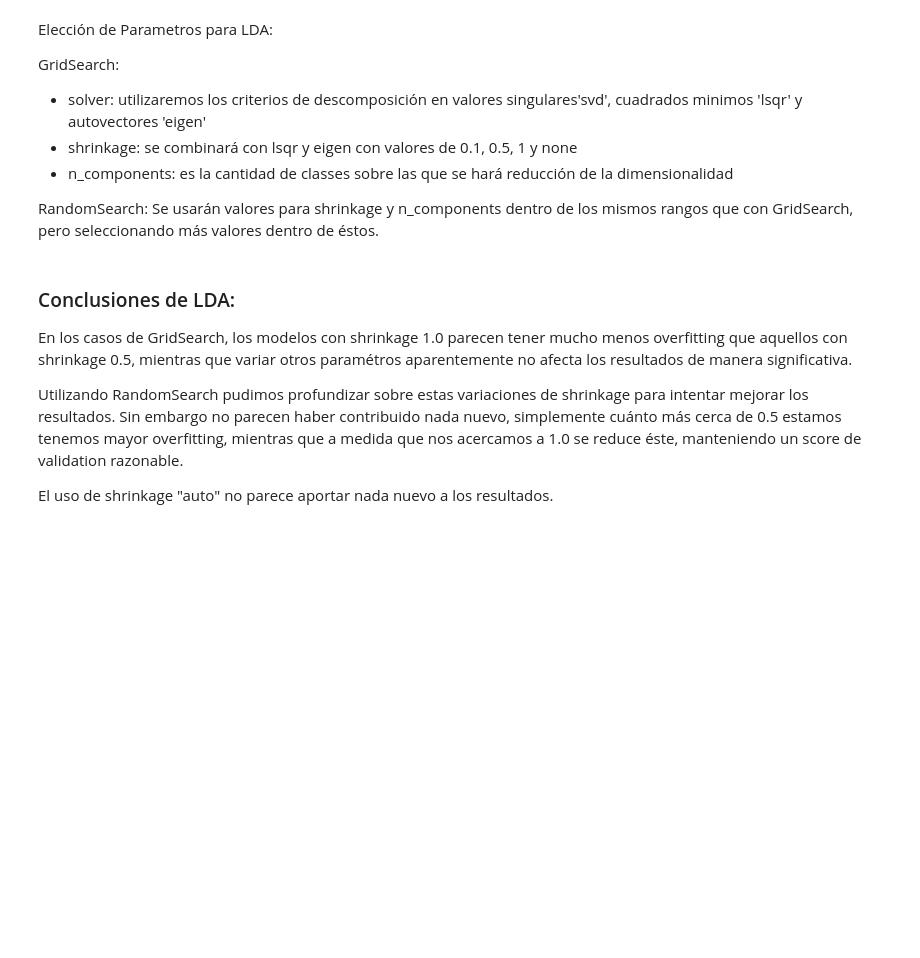
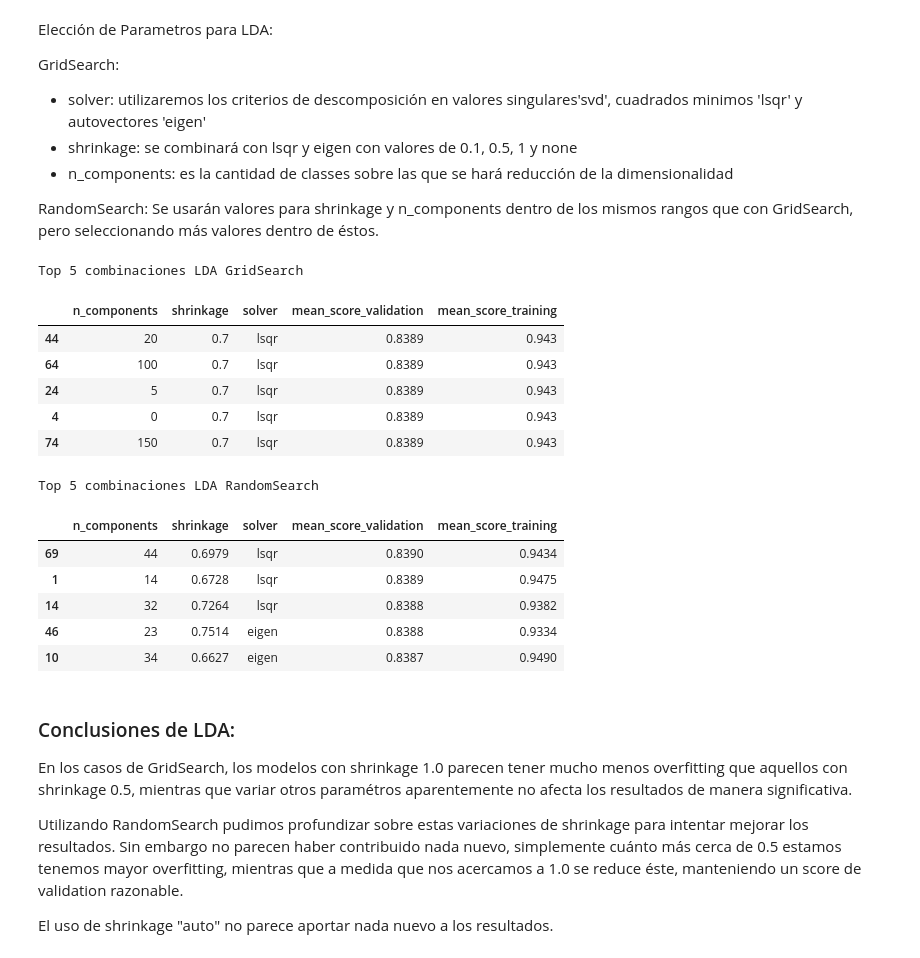
Before and after one commit to cosa65/aprendizajeAutomatico, a Jupyter notebook: TP1/TP1.ipynb, the cells around one changed output. Drawn from its saved outputs; the diff is of its cells as text; code cells hidden in the pictures; blank space fills up the shorter version.

```diff
--- a/TP1/TP1.ipynb
+++ b/TP1/TP1.ipynb
@@ -721,40 +711,54 @@ En este punto evaluaremos tanto los hiperparámetros elegidos como las conclusio
 
 ----
 # %%
-def top_resultados(grid, method, top=25):
-    print("Top {} combinaciones para ".format(top) + method)
+import collections
+
+def top_resultados(grid, method, top=5):
+    print( " ")
+    print( " ")
+    ## Si quieren, pueden utilizar esta función para imprimir las mejores combinaciones de su grid
+    print("Top {} combinaciones".format(top) + " " + method)
     df = pd.DataFrame(grid.cv_results_["params"])
     df["mean_score_validation"] = grid.cv_results_["mean_test_score"]
     df["mean_score_training"] = grid.cv_results_["mean_train_score"]
+    display(df.sort_values(by="mean_score_validation", ascending=False).head(top))
+    print( " ")
+
+
+#def top_resultados(grid, method, top=25):
+#    print("Top {} combinaciones para ".format(top) + method)
+#    df = pd.DataFrame(grid.cv_results_["params"])
+#    df["mean_score_validation"] = grid.cv_results_["mean_test_score"]
+#    df["mean_score_training"] = grid.cv_results_["mean_train_score"]
 
     # Este sorting score se considero una mejor opción comparado con buscar el mayor mean_score_validation
     # porque de esta manera cobra algo de influencia la posibilidad de que el modelo elegido
     # presente overfitting, dándole algo de peso a la cercanía entre su validation y training score
-    sorting_score = df['mean_score_validation'] - (df['mean_score_validation'] - df['mean_score_training'])**2
+#    sorting_score = df['mean_score_validation'] - (df['mean_score_validation'] - df['mean_score_training'])**2
 
-    df = df \
-        .assign(sorting_score = sorting_score) \
-        .sort_values('sorting_score', ascending=False) \
-        .drop('sorting_score', axis=1)
+#    df = df \
+#        .assign(sorting_score = sorting_score) \
+#        .sort_values('sorting_score', ascending=False) \
+#        .drop('sorting_score', axis=1)
 
-    pd.options.display.max_rows = 50
-    display(df.head(top))
-    print('\n\n\n')
+#    pd.options.display.max_rows = 50
+#    display(df.head(top))
+#    print('\n\n\n')
 
 ########################################################
 ## AQUI VA SU CODIGO
 ## Objetivo: comparar y explorar distintas combinaciones de parámetros para los algoritmos importados arriba
 
-iteraciones = 50
+iteraciones = 70
 
 def doSearch(searchType, clasiffier, parameters):
     if searchType == 'grid':
-        gridSearch = GridSearchCV(clasiffier, parameters, cv=5, scoring=make_scorer(roc_auc_score), return_train_score=True)
+        gridSearch = GridSearchCV(clasiffier, parameters, cv=5, scoring="roc_auc", return_train_score=True)
         gridSearch.fit(X_dev_np, y_dev_np)
         return gridSearch
 
     if searchType == 'random':
-        randomSearch = RandomizedSearchCV(clasiffier, param_distributions=parameters, n_iter=iteraciones, cv=5, scoring=make_scorer(roc_auc_score), refit=True)
+        randomSearch = RandomizedSearchCV(clasiffier, param_distributions=parameters, n_iter=iteraciones, cv=5, scoring="roc_auc", refit=True)
         randomSearch.fit(X_dev_np, y_dev_np)
         return randomSearch
 
@@ -876,16 +910,30 @@ GridSearch:
 RandomSearch:
 Se usarán valores para shrinkage y n_components dentro de los mismos rangos que con GridSearch, pero seleccionando más valores dentro de éstos.
 # %%
-lda_parameters_grid = [{'solver': ['lsqr', 'eigen'], 'shrinkage': [0, 0.5, 1, 'auto'], 'n_components': [1, 5, 10, 20, 50, 100, 150]}, {'solver': ['lsqr']},
-                       {'solver': ['eigen']}]
+lda_parameters_grid = [{'solver': ['lsqr', 'eigen'], 'shrinkage': [0, 0.5, 0.7, 1, 'auto'], 'n_components': [0, 1, 5, 10, 20, 50, 100, 150]}]
 
 lda_parameters_random = {'solver': ['lsqr', 'eigen'], 'shrinkage': np.arange(0, 1, 0.000001).tolist() + ['auto'], 'n_components': np.arange(1, 50, 1)}
 
 grid_LDA_result = doSearch('grid', LinearDiscriminantAnalysis(), lda_parameters_grid)
 top_resultados(grid_LDA_result, "LDA GridSearch")
 
-random_LDA_result_grid = doSearch('random', LinearDiscriminantAnalysis(), lda_parameters_random)
+random_LDA_result = doSearch('random', LinearDiscriminantAnalysis(), lda_parameters_random)
 top_resultados(random_LDA_result, "LDA RandomSearch")
+# %% [output]
+Top 5 combinaciones LDA GridSearch
+|  | n_components | shrinkage | solver | mean_score_validation | mean_score_training |
+| 44 | 20 | 0.7 | lsqr | 0.8389 | 0.943 |
+| 64 | 100 | 0.7 | lsqr | 0.8389 | 0.943 |
+| 24 | 5 | 0.7 | lsqr | 0.8389 | 0.943 |
+| 4 | 0 | 0.7 | lsqr | 0.8389 | 0.943 |
+| 74 | 150 | 0.7 | lsqr | 0.8389 | 0.943 |
+Top 5 combinaciones LDA RandomSearch
+|  | n_components | shrinkage | solver | mean_score_validation | mean_score_training |
+| 69 | 44 | 0.6979 | lsqr | 0.8390 | 0.9434 |
+| 1 | 14 | 0.6728 | lsqr | 0.8389 | 0.9475 |
+| 14 | 32 | 0.7264 | lsqr | 0.8388 | 0.9382 |
+| 46 | 23 | 0.7514 | eigen | 0.8388 | 0.9334 |
+| 10 | 34 | 0.6627 | eigen | 0.8387 | 0.9490 |
 # %% [markdown]
 ### Conclusiones de LDA:
 
```
Also changed, not shown: parts of 8 cells of this notebook.
